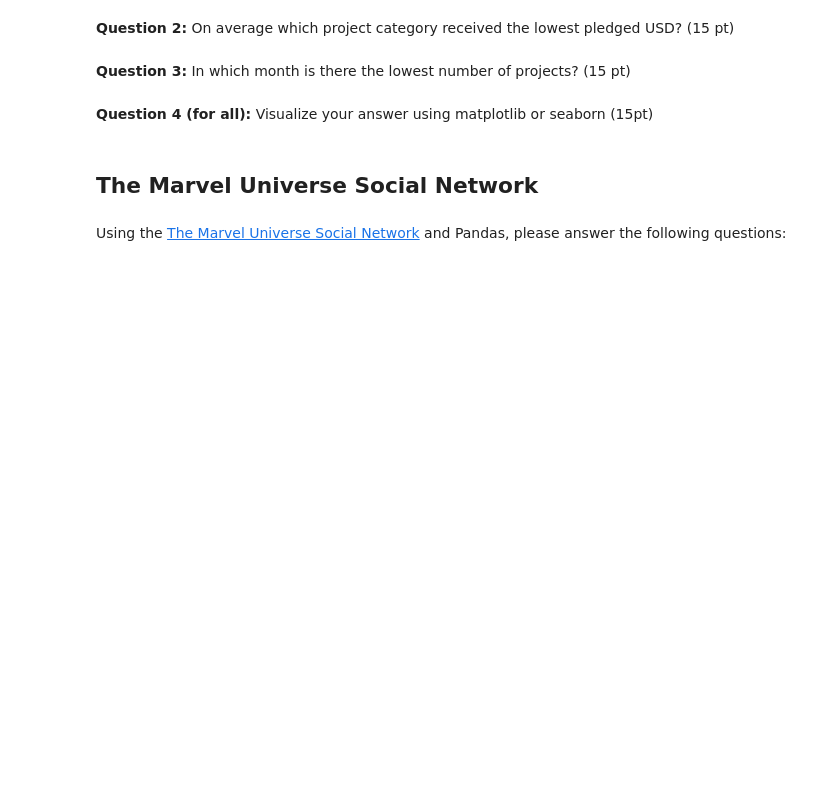
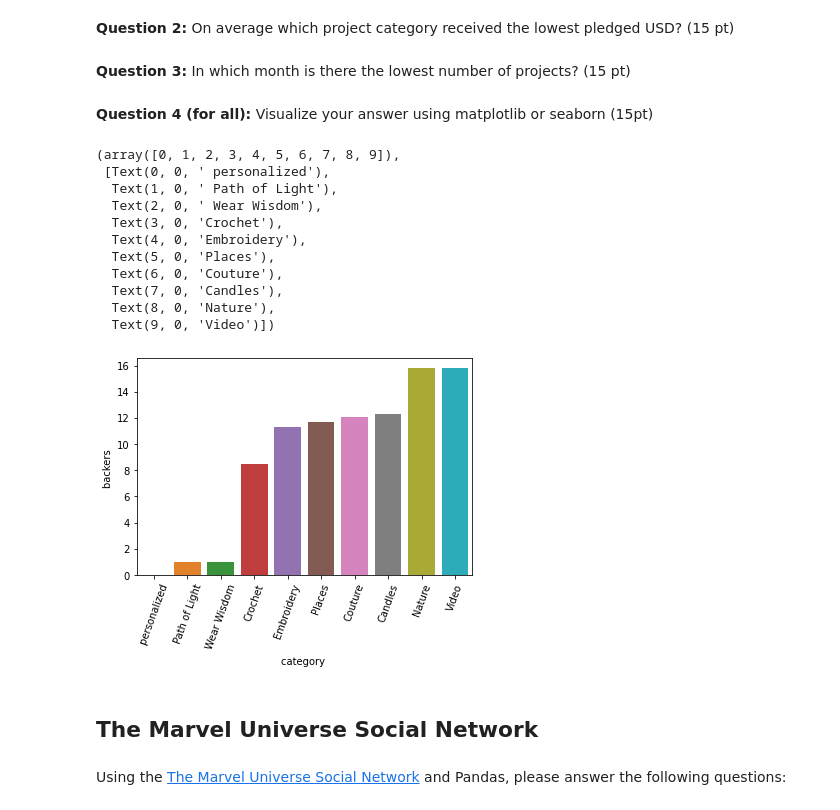
Before and after one commit to amityu/BigData, a Jupyter notebook: hw2/HW_2.ipynb, the cells around one changed output. Drawn from its saved outputs; the diff is of its cells as text; code cells hidden in the pictures; blank space fills up the shorter version.

```diff
--- a/hw2/HW_2.ipynb
+++ b/hw2/HW_2.ipynb
@@ -74,0 +123,16 @@ You need to answer questions 1 and 4
+# %%
+import pandas as pd
+import os
+from tqdm.notebook import  tqdm
+# load the data into a Pandas DataFrame
+kick_df = pd.read_csv('./datasets/kick/ks-projects-201612.csv' ,encoding='cp1252')
+#kick_df.head()
+small_df = kick_df[['category ','backers ']][kick_df['backers '].apply(lambda x: x.isnumeric())]
+
+small_df['backers '].apply(lambda x:float(x))
+small_df['backers '] = small_df['backers '].astype(float)
+
+results = small_df.groupby(['category ']).mean().sort_values('backers ')[:10]
+print('Categories in ascending order, first row is the minimum')
+
+print(results)
@@ -78,6 +156,25 @@ You need to answer questions 1 and 4
 **Question 3:** In which month is there the lowest number of projects? (15 pt)
 # %% [markdown]
 **Question 4 (for all):** Visualize your answer using matplotlib or seaborn (15pt)
+# %%
+import seaborn as sns
+import matplotlib.pyplot as plt
+data = results.reset_index()
+ax = sns.barplot(x = 'category ', y="backers ", data=data)
+plt.xticks(rotation=70)
+# %% [output]
+(array([0, 1, 2, 3, 4, 5, 6, 7, 8, 9]),
+ [Text(0, 0, ' personalized'),
+  Text(1, 0, ' Path of Light'),
+  Text(2, 0, ' Wear Wisdom'),
+  Text(3, 0, 'Crochet'),
+  Text(4, 0, 'Embroidery'),
+  Text(5, 0, 'Places'),
+  Text(6, 0, 'Couture'),
+  Text(7, 0, 'Candles'),
+  Text(8, 0, 'Nature'),
+  Text(9, 0, 'Video')])
+[figure, added]
 # %% [markdown]
 ## The Marvel Universe Social Network
 # %% [markdown]
```
Also changed, not shown: parts of 17 cells of this notebook.
